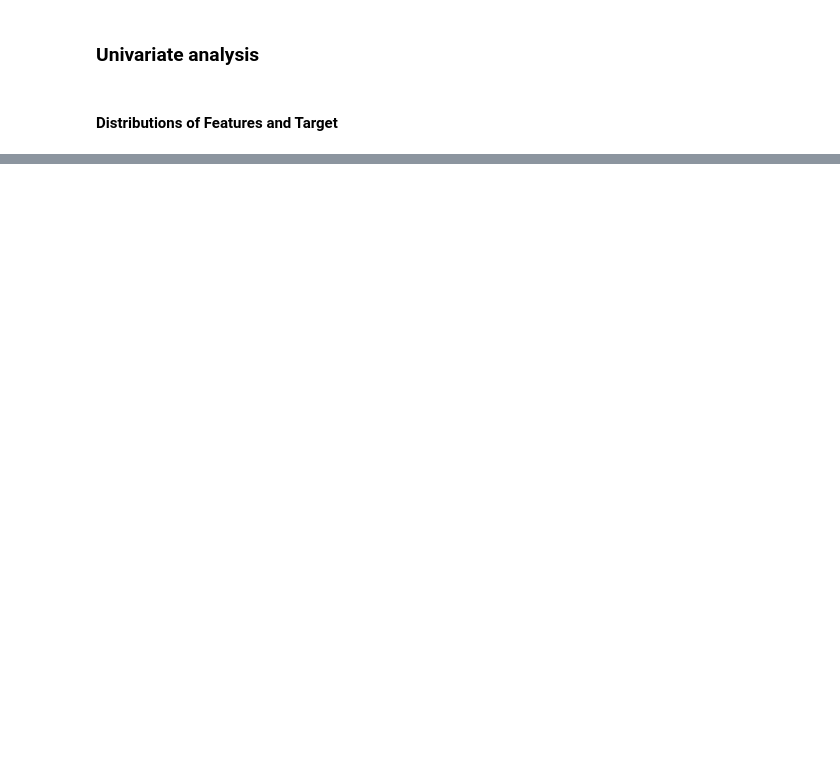
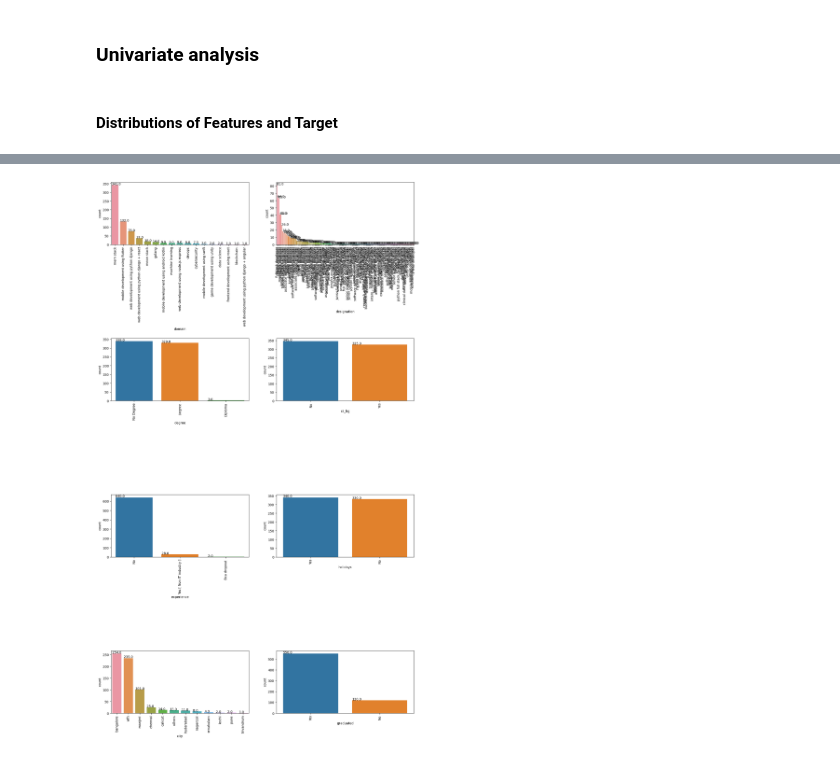
Before and after one commit to mubarakmayyeri/worth-machine-learning, a Jupyter notebook: 3_eda/1_eda-combined.ipynb, the cells around one changed output, grey strips where cells are left out. Cells and saved outputs as stored; diff of their text form; code cells hidden in the pictures; blank space fills up the shorter version.

```diff
--- a/3_eda/1_eda-combined.ipynb
+++ b/3_eda/1_eda-combined.ipynb
@@ -619,0 +620,15 @@ plt.show()
+# %%
+# Count plot of Categorical features
+plt.figure(figsize=(17, 30))
+
+for i,col in enumerate(cat_cols, 1):
+    plt.subplot(4, 2, i)
+    plt.subplots_adjust(hspace=1.5)
+
+    ax = sns.countplot(data=skills_df, x=col, order= data[col].value_counts().index)
+    ax.set_xticklabels(ax.get_xticklabels(), rotation=90)
+
+    for p in ax.patches:
+        ax.annotate(p.get_height(), (p.get_x() * 1.005, p.get_height() * 1.005))
+# %% [output]
+[figure, added]
```
Also changed, not shown: parts of 36 cells of this notebook, 1 other file.
